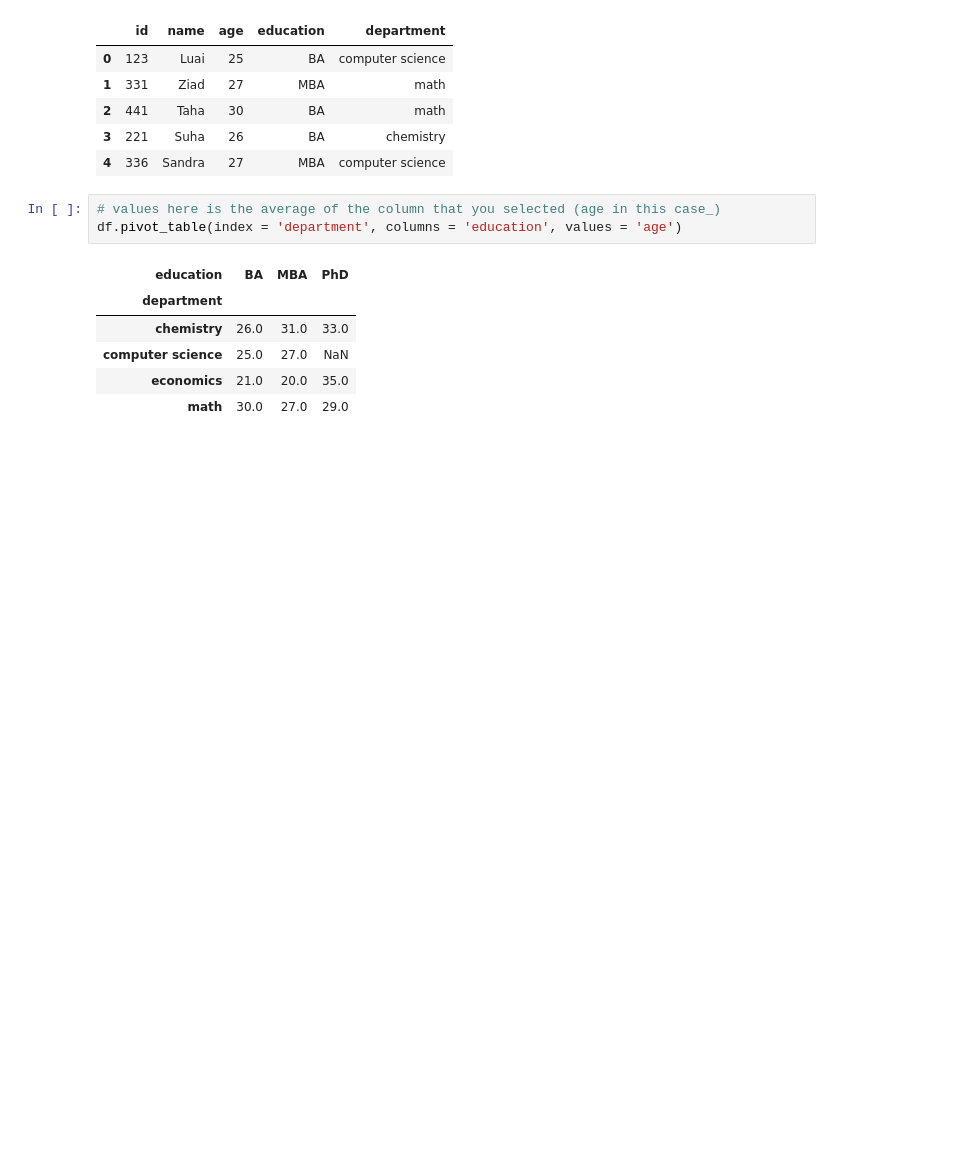
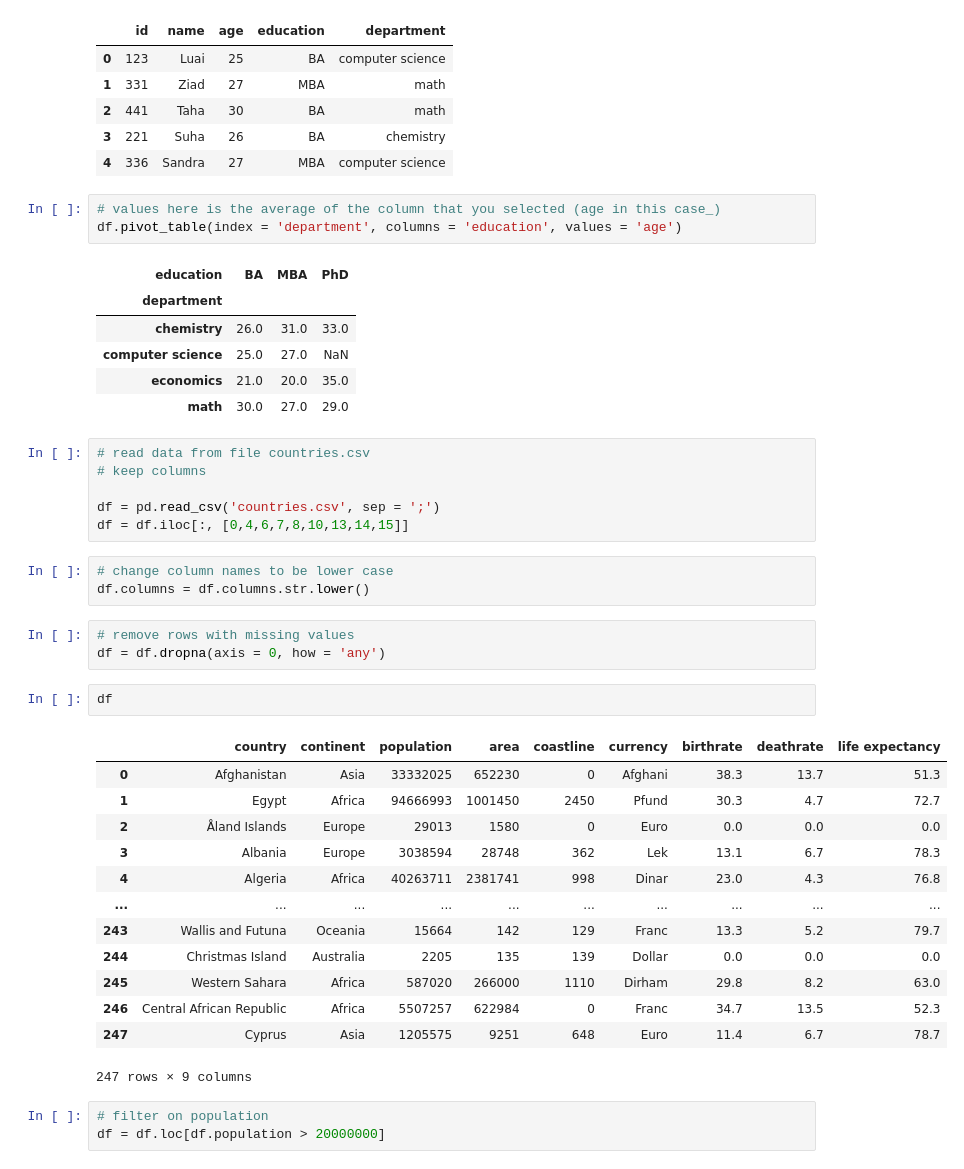
Before and after one commit to gkbichara/Programming-Tools, a Jupyter notebook: Lecture-15/notebook.ipynb, the cells around one changed output. Drawn from its saved outputs; the diff is of its cells as text; blank space fills up the shorter version.

```diff
--- a/Lecture-15/notebook.ipynb
+++ b/Lecture-15/notebook.ipynb
@@ -20,3 +20,34 @@ df.pivot_table(index = 'department', columns = 'education', values = 'age')
 | computer science | 25.0 | 27.0 | NaN |
 | economics | 21.0 | 20.0 | 35.0 |
 | math | 30.0 | 27.0 | 29.0 |
+# %%
+# read data from file countries.csv
+# keep columns
+
+df = pd.read_csv('countries.csv', sep = ';')
+df = df.iloc[:, [0,4,6,7,8,10,13,14,15]]
+# %%
+# change column names to be lower case
+df.columns = df.columns.str.lower()
+# %%
+# remove rows with missing values
+df = df.dropna(axis = 0, how = 'any')
+# %%
+df
+# %% [output]
+|  | country | continent | population | area | coastline | currency | birthrate | deathrate | life expectancy |
+| 0 | Afghanistan | Asia | 33332025 | 652230 | 0 | Afghani | 38.3 | 13.7 | 51.3 |
+| 1 | Egypt | Africa | 94666993 | 1001450 | 2450 | Pfund | 30.3 | 4.7 | 72.7 |
+| 2 | Åland Islands | Europe | 29013 | 1580 | 0 | Euro | 0.0 | 0.0 | 0.0 |
+| 3 | Albania | Europe | 3038594 | 28748 | 362 | Lek | 13.1 | 6.7 | 78.3 |
+| 4 | Algeria | Africa | 40263711 | 2381741 | 998 | Dinar | 23.0 | 4.3 | 76.8 |
+| ... | ... | ... | ... | ... | ... | ... | ... | ... | ... |
+| 243 | Wallis and Futuna | Oceania | 15664 | 142 | 129 | Franc | 13.3 | 5.2 | 79.7 |
+| 244 | Christmas Island | Australia | 2205 | 135 | 139 | Dollar | 0.0 | 0.0 | 0.0 |
+| 245 | Western Sahara | Africa | 587020 | 266000 | 1110 | Dirham | 29.8 | 8.2 | 63.0 |
+| 246 | Central African Republic | Africa | 5507257 | 622984 | 0 | Franc | 34.7 | 13.5 | 52.3 |
+| 247 | Cyprus | Asia | 1205575 | 9251 | 648 | Euro | 11.4 | 6.7 | 78.7 |
+247 rows × 9 columns
+# %%
+# filter on population
+df = df.loc[df.population > 20000000]
```
Also changed, not shown: parts of 8 cells of this notebook, 1 other file.
